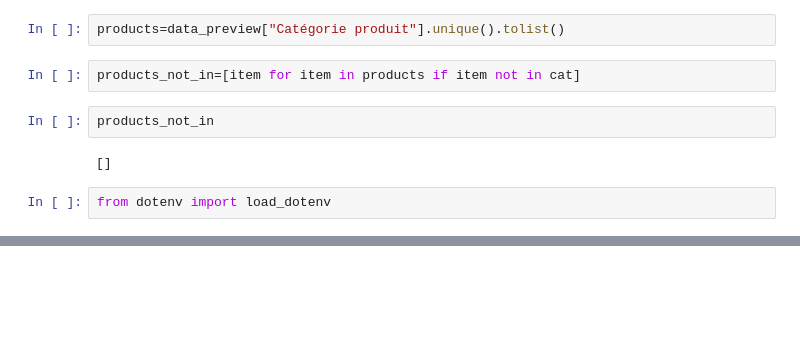
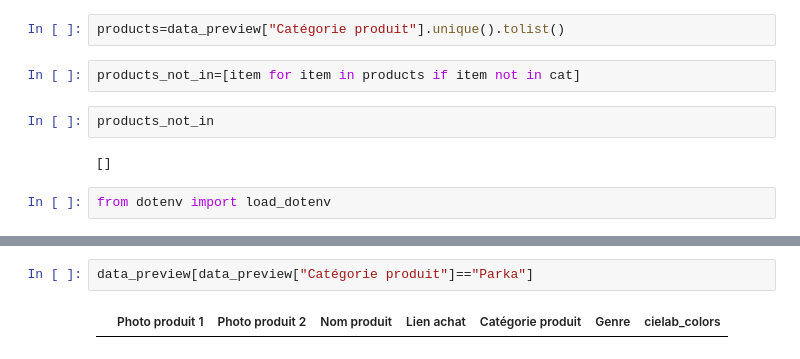
Before and after one commit to Baha-Arfaoui/colorsfact, a Jupyter notebook: colorfact/test_matching.ipynb, the cells around one changed output, grey strips where cells are left out. Drawn from its saved outputs; the diff is of its cells as text; blank space fills up the shorter version.

```diff
--- a/colorfact/test_matching.ipynb
+++ b/colorfact/test_matching.ipynb
@@ -335,0 +482,4 @@ True
+# %%
+data_preview[data_preview["Catégorie produit"]=="Parka"]
+# %% [output]
+|  | Photo produit 1 | Photo produit 2 | Nom produit | Lien achat | Catégorie produit | Genre | cielab_colors |
```
Also changed, not shown: parts of 25 cells of this notebook, 2 other files.
